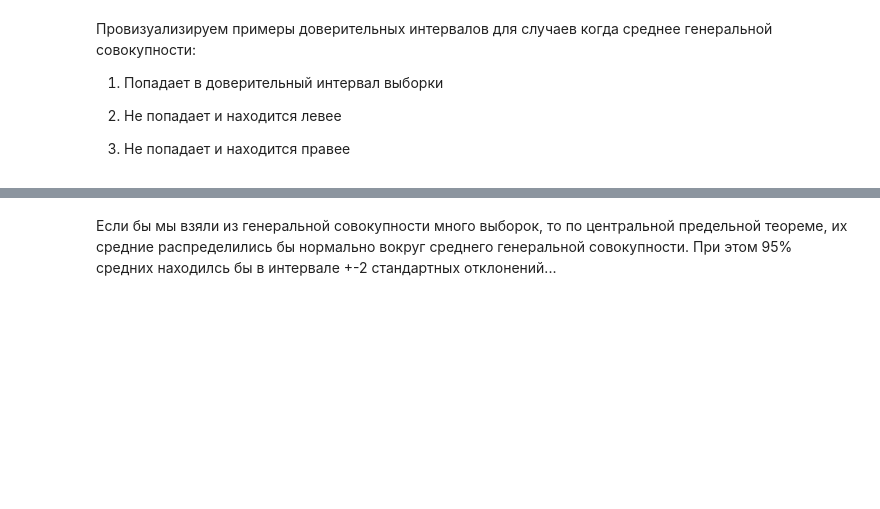
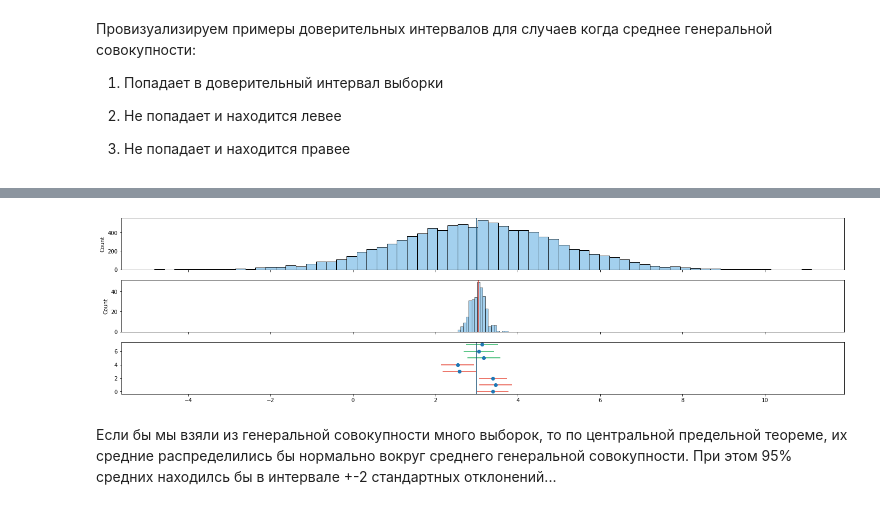
Before and after one commit to Saxsafon/Statistics, a Jupyter notebook: Hypotheses_testing/Confidence_Intervals & Bootstrap.ipynb, the cells around one changed output, grey strips where cells are left out. Cells and saved outputs as stored; diff of their text form; code cells hidden in the pictures; blank space fills up the shorter version.

```diff
--- a/Hypotheses_testing/Confidence_Intervals & Bootstrap.ipynb
+++ b/Hypotheses_testing/Confidence_Intervals & Bootstrap.ipynb
@@ -155,3 +162,25 @@ ax_intervals.axvline(samples_stats.mean_val.mean(),  color='#E74C3C');
+# %%
+n_plots = 3
+fig, (ax_genpop_hist, ax_sample_means, ax_intervals) = plt.subplots(n_plots, sharex=True, figsize=(n_plots*8, n_plots*2))
+
+
+sns.histplot(x=genpop, ax=ax_genpop_hist, color='#85C1E9')
+ax_genpop_hist.axvline(M,  color='#1A5276')
+
+sns.histplot(x=samples_stats.mean_val, ax=ax_sample_means, color='#85C1E9')
+ax_sample_means.axvline(samples_stats.mean_val.mean(),  color='#E74C3C')
+
+ax_intervals.errorbar(
+    intervals.mean_val,
+    list(range(intervals.shape[0])),
+    xerr=[intervals.conf_val, intervals.conf_val],
+    fmt='o',
+    ecolor=intervals.color.values
+)
+
+ax_intervals.axvline(M,  color='#1A5276');
+# %% [output]
+[figure, added]
 # %% [markdown]
 Если бы мы взяли из генеральной совокупности много выборок, то по центральной предельной теореме, их средние распределились бы нормально вокруг среднего генеральной совокупности. При этом 95% средних находилсь бы в интервале +-2 стандартных отклонений...
 # %% [markdown]
```
Also changed, not shown: parts of 4 cells of this notebook, 2 other files.
